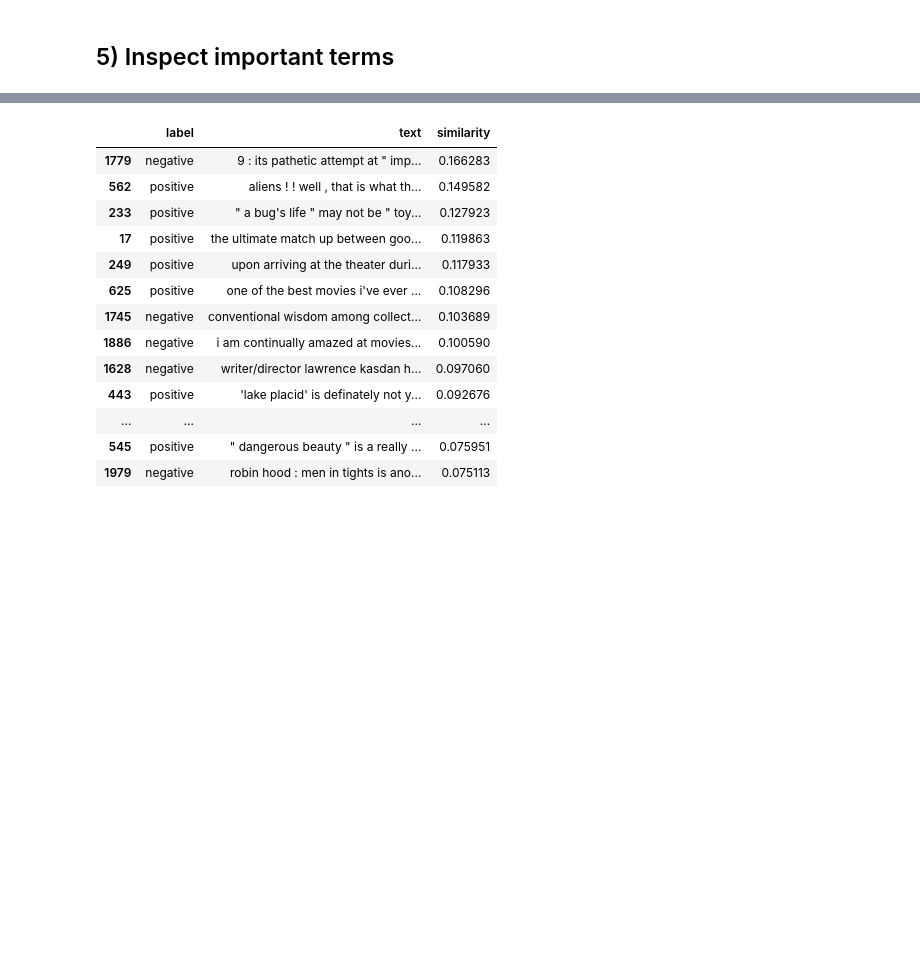
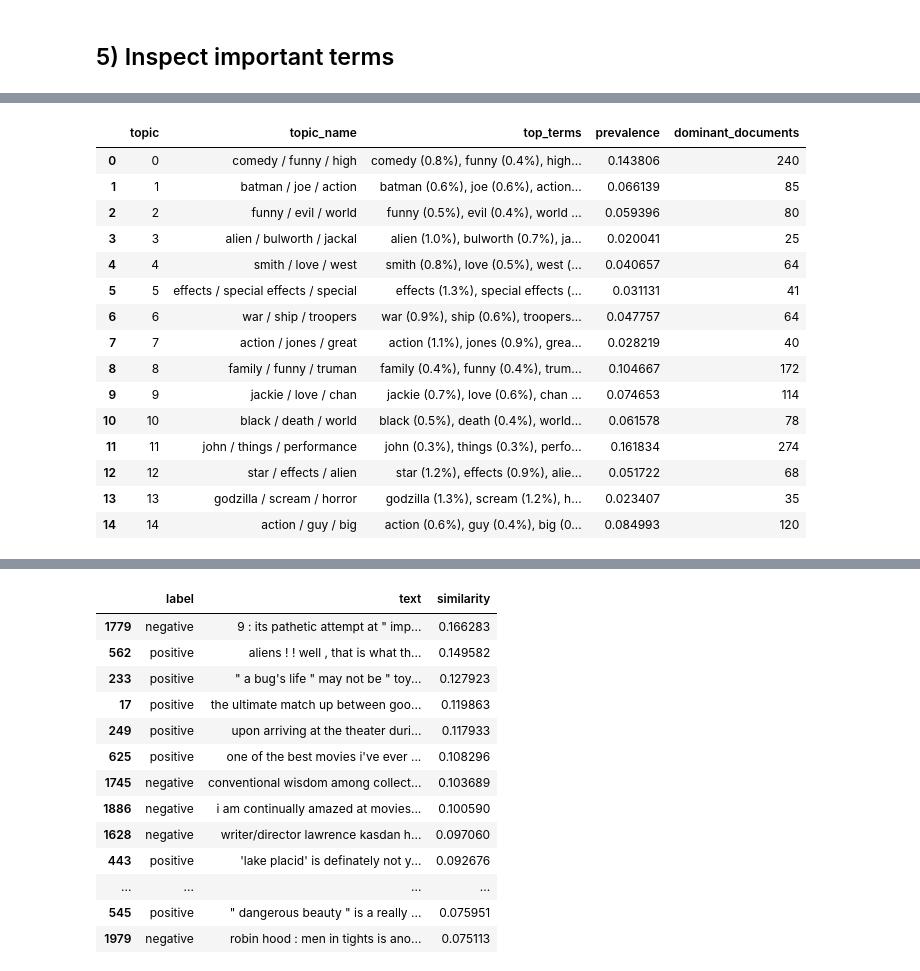
Before and after one commit to jdelano/CUAnalytics, a Jupyter notebook: examples/19_text_mining.ipynb, the cells around one changed output, grey strips where cells are left out. Drawn from its saved outputs; the diff is of its cells as text; code cells hidden in the pictures; blank space fills up the shorter version.

Commit message:
Add topic LDA text mining workflow

```diff
--- a/examples/19_text_mining.ipynb
+++ b/examples/19_text_mining.ipynb
@@ -111,0 +99,13 @@ vec.top_terms_by_class(train, top_n=15)
+# %%
+topic_lda = ca.fit_topic_lda(
+    train,
+    text_col="text",
+    n_topics=15,
+    max_features=5000,
+    max_df=0.35,
+    min_df=5,
+    max_n=2,
+    random_state=42,
+)
+
+topic_lda.summary()
@@ -111,0 +130,19 @@ vec.top_terms_by_class(train, top_n=15)
+# %%
+topic_lda.describe_topics(top_n=8)
+# %% [output]
+|  | topic | topic_name | top_terms | prevalence | dominant_documents |
+| 0 | 0 | comedy / funny / high | comedy (0.8%), funny (0.4%), high... | 0.143806 | 240 |
+| 1 | 1 | batman / joe / action | batman (0.6%), joe (0.6%), action... | 0.066139 | 85 |
+| 2 | 2 | funny / evil / world | funny (0.5%), evil (0.4%), world ... | 0.059396 | 80 |
+| 3 | 3 | alien / bulworth / jackal | alien (1.0%), bulworth (0.7%), ja... | 0.020041 | 25 |
+| 4 | 4 | smith / love / west | smith (0.8%), love (0.5%), west (... | 0.040657 | 64 |
+| 5 | 5 | effects / special effects / special | effects (1.3%), special effects (... | 0.031131 | 41 |
+| 6 | 6 | war / ship / troopers | war (0.9%), ship (0.6%), troopers... | 0.047757 | 64 |
+| 7 | 7 | action / jones / great | action (1.1%), jones (0.9%), grea... | 0.028219 | 40 |
+| 8 | 8 | family / funny / truman | family (0.4%), funny (0.4%), trum... | 0.104667 | 172 |
+| 9 | 9 | jackie / love / chan | jackie (0.7%), love (0.6%), chan ... | 0.074653 | 114 |
+| 10 | 10 | black / death / world | black (0.5%), death (0.4%), world... | 0.061578 | 78 |
+| 11 | 11 | john / things / performance | john (0.3%), things (0.3%), perfo... | 0.161834 | 274 |
+| 12 | 12 | star / effects / alien | star (1.2%), effects (0.9%), alie... | 0.051722 | 68 |
+| 13 | 13 | godzilla / scream / horror | godzilla (1.3%), scream (1.2%), h... | 0.023407 | 35 |
+| 14 | 14 | action / guy / big | action (0.6%), guy (0.4%), big (0... | 0.084993 | 120 |
```
Also changed, not shown: parts of 12 cells of this notebook, 7 other files.
